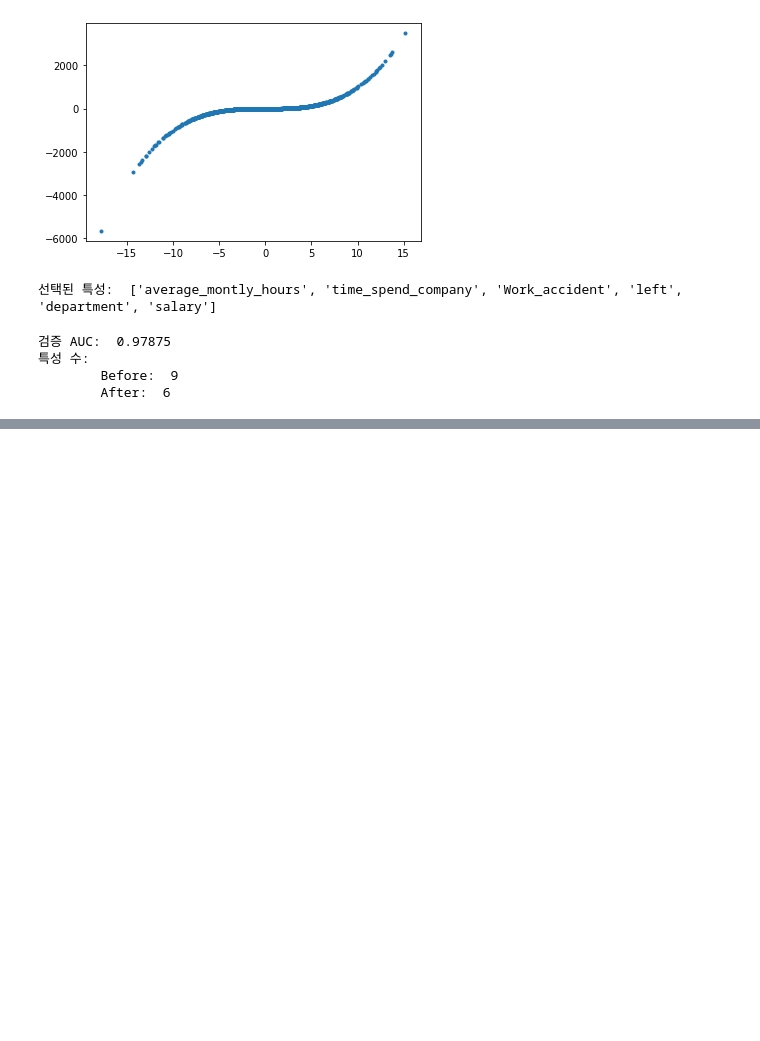
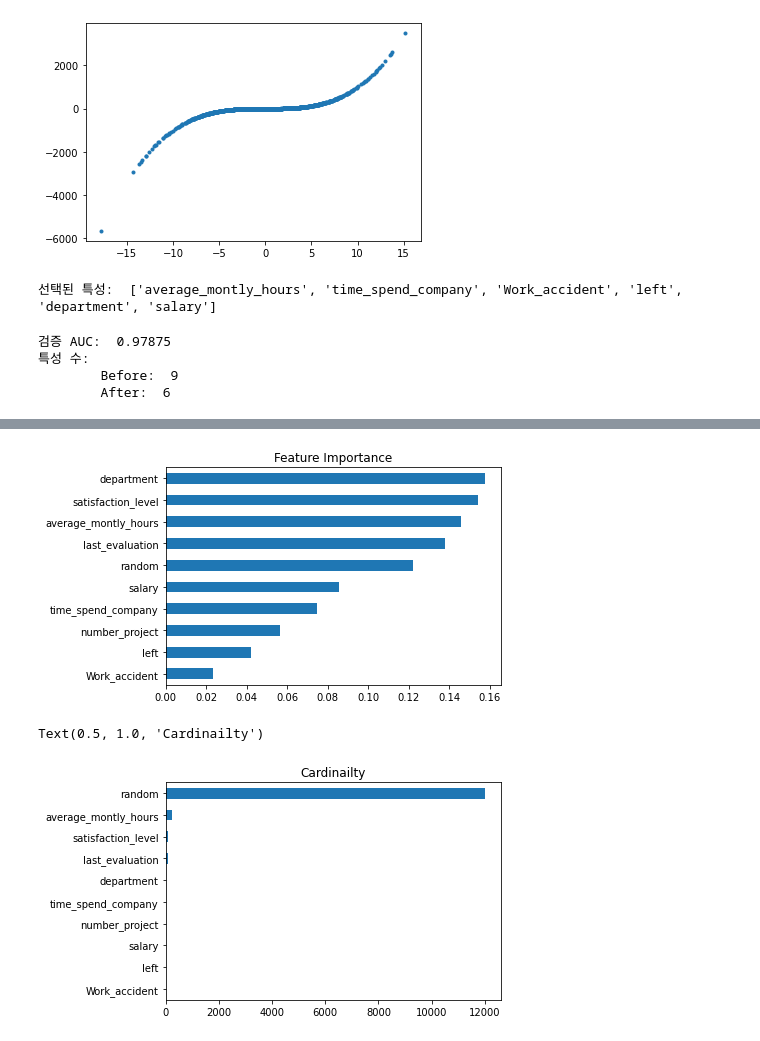
Before and after one commit to haylee94/Section-2_Project-, a Jupyter notebook: section2_project.ipynb, the cells around one changed output, grey strips where cells are left out. Cells and saved outputs as stored; diff of their text form; code cells hidden in the pictures; blank space fills up the shorter version.

```diff
--- a/section2_project.ipynb
+++ b/section2_project.ipynb
@@ -2270,0 +2391,29 @@ print("\tAfter: ", X_train_selected.shape[1])
+# %%
+# MDI 기반 Feature Importance는 high cardinality 특성에 높은 값을 부여하는 문제
+# 아무런 의미가 없지만 cardinality만 높은 난수 특성 random을 추가해서 특성 중요도를 확인
+
+import numpy as np
+
+rand = np.random.RandomState(seed=2)
+
+X_train_random_added = X_train.copy()
+X_train_random_added["random"] = rand.randn(len(X_train))
+
+pipe_random_added = get_pipeline()
+pipe_random_added.fit(X_train_random_added, y_train)
+
+rf = pipe_random_added.named_steps["randomforestclassifier"]
+importances_random_added = pd.Series(
+    rf.feature_importances_, X_train_random_added.columns
+)
+
+importances_random_added.sort_values().plot.barh()
+plt.title("Feature Importance")
+plt.show()
+
+X_train_random_added.nunique().sort_values().plot.barh()
+plt.title("Cardinailty")
+# %% [output]
+[figure, added]
+Text(0.5, 1.0, 'Cardinailty')
+[figure, added]
```
Also changed, not shown: parts of 21 cells of this notebook.
